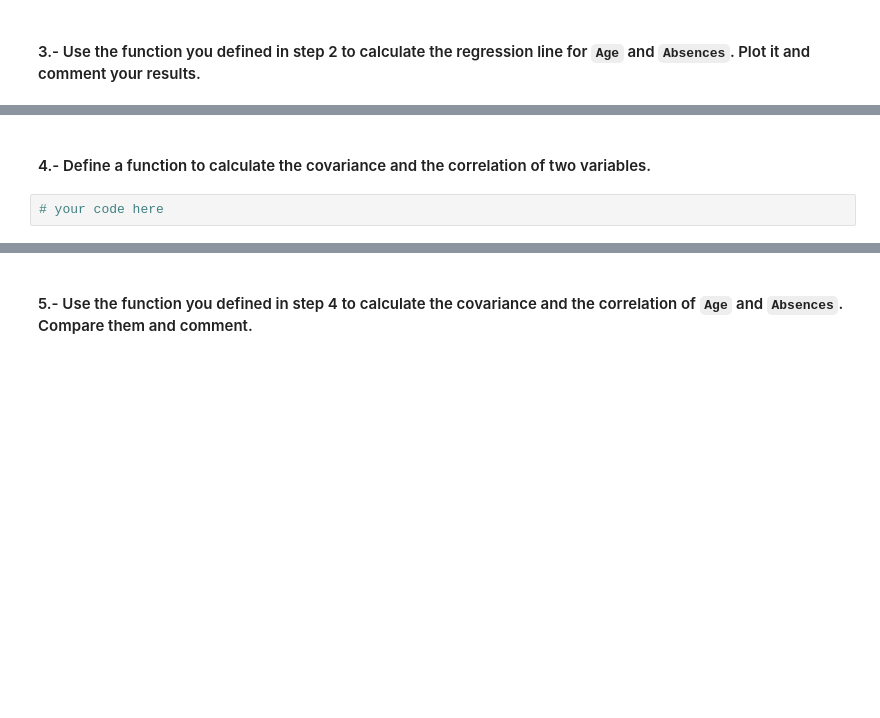
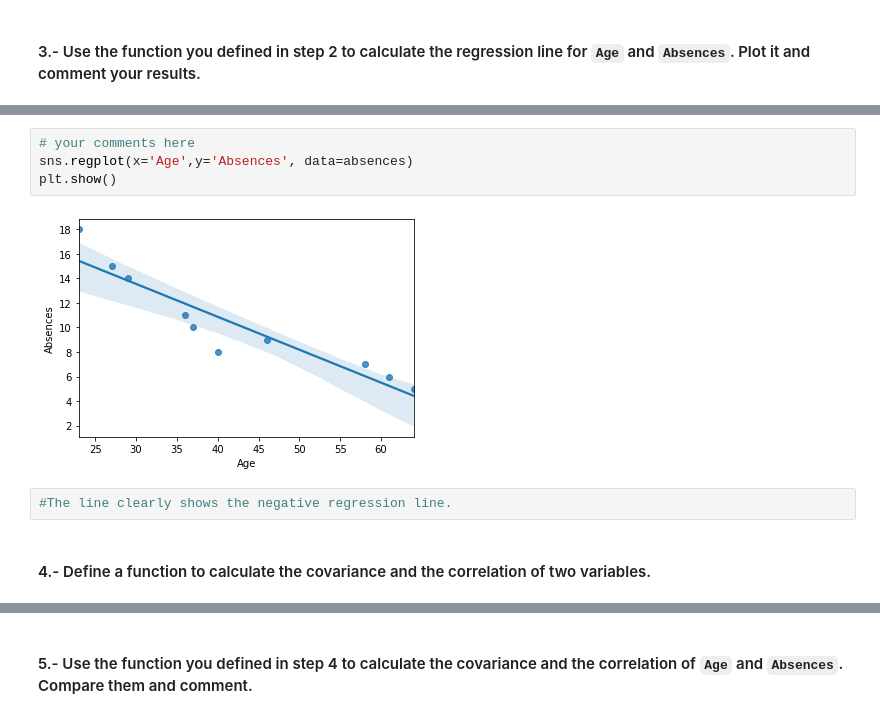
Before and after one commit to ta-data-remote/lab-linear-regression-correlation, a Jupyter notebook: your-code/main.ipynb, the cells around one changed output, grey strips where cells are left out. Drawn from its saved outputs; the diff is of its cells as text; blank space fills up the shorter version.

```diff
--- a/your-code/main.ipynb
+++ b/your-code/main.ipynb
@@ -48,4 +85,10 @@ Intercept: 21.58738189891063
+# %%
+# your comments here
+sns.regplot(x='Age',y='Absences', data=absences)
+plt.show()
+# %% [output]
+[figure, added]
+# %%
+#The line clearly shows the negative regression line.
 # %% [markdown]
 #### 4.- Define a function to calculate the covariance and the correlation of two variables.
-# %%
-# your code here
```
Also changed, not shown: parts of 34 cells of this notebook.
